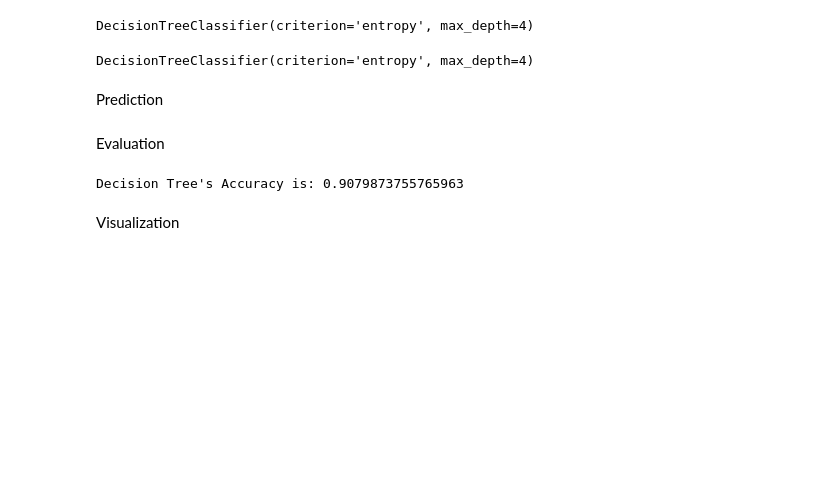
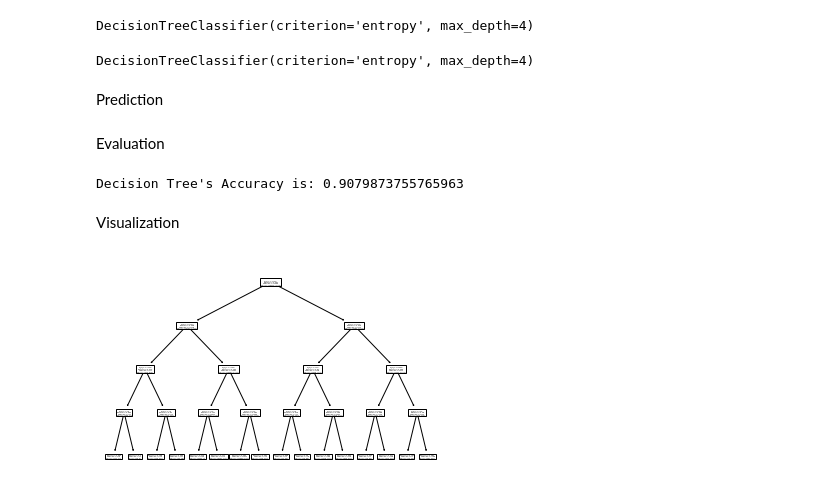
Before and after one commit to barshakc/PRODIGY_DS_03, a Jupyter notebook: Bank_Dataset.ipynb, the cells around one changed output. Cells and saved outputs as stored; diff of their text form; code cells hidden in the pictures; blank space fills up the shorter version.

Commit message:
Visualization

```diff
--- a/Bank_Dataset.ipynb
+++ b/Bank_Dataset.ipynb
@@ -161,3 +161,8 @@ print("Decision Tree's Accuracy is:", accuracy)
 Decision Tree's Accuracy is: 0.9079873755765963
 # %% [markdown]
 Visualization
+# %%
+tree.plot_tree(yTree)
+plt.show()
+# %% [output]
+[figure, added]
```
